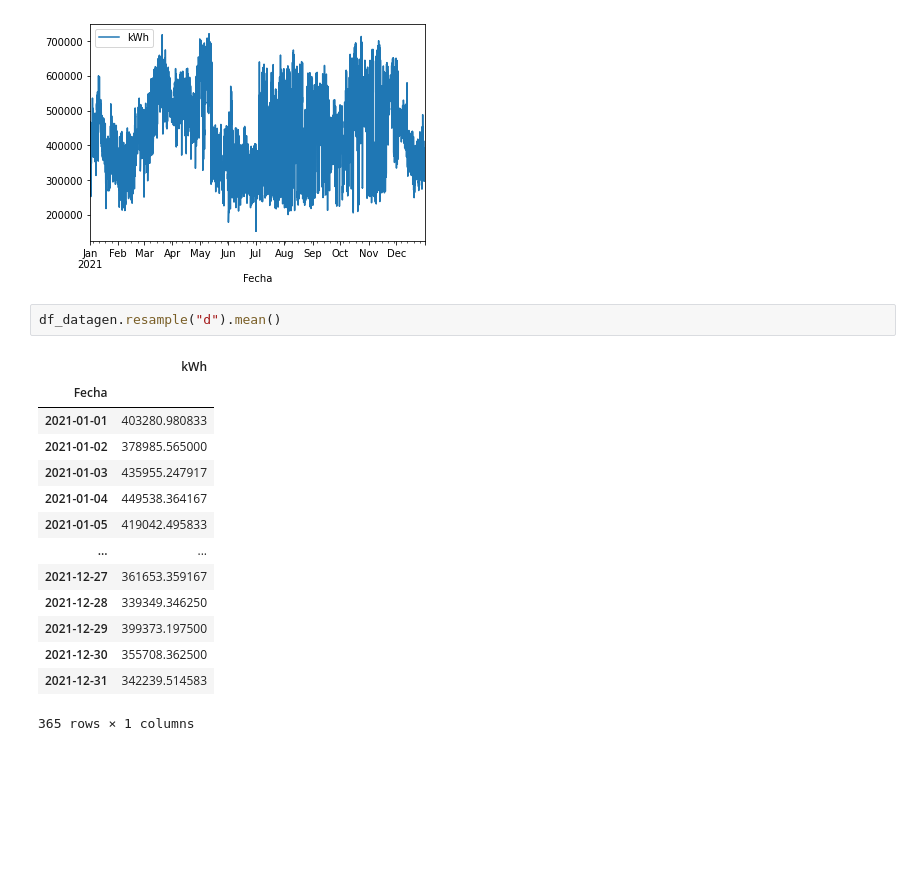
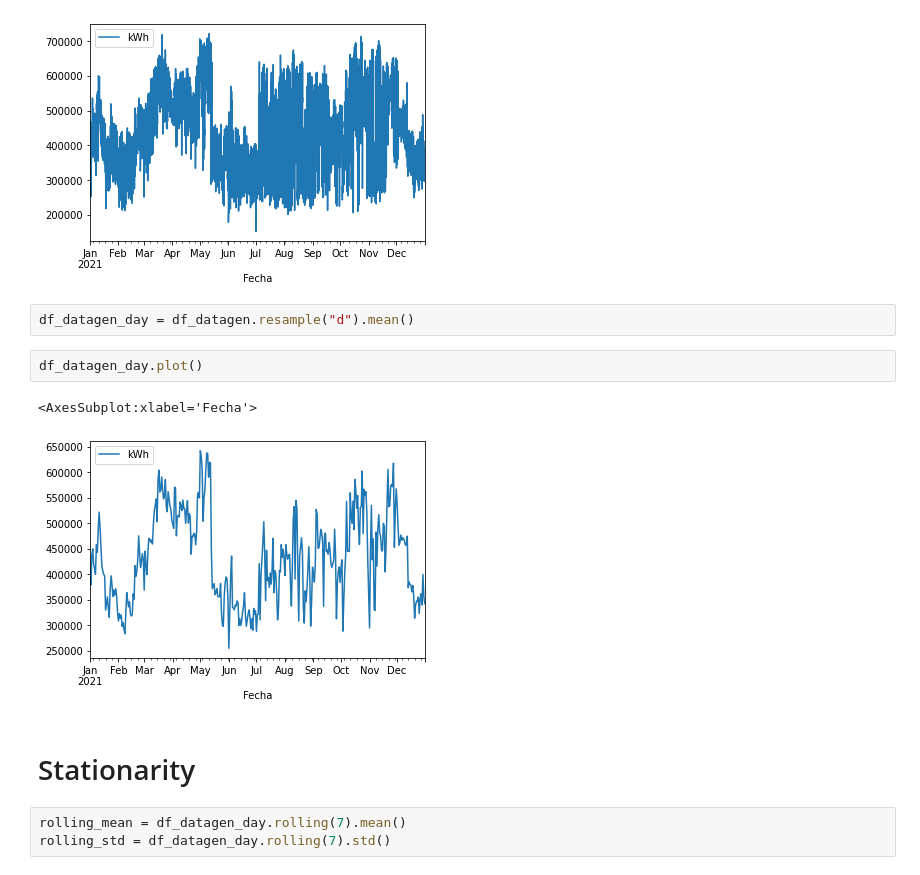
Before and after one commit to nensanc/cigrec2.5_spp_analytics, a Jupyter notebook: Time Series Analysis/main.ipynb, the cells around one changed output. Cells and saved outputs as stored; diff of their text form; blank space fills up the shorter version.

```diff
--- a/Time Series Analysis/main.ipynb
+++ b/Time Series Analysis/main.ipynb
@@ -34,19 +34,14 @@ df_datagen.plot()
 <AxesSubplot:xlabel='Fecha'>
 [figure]
 # %%
-df_datagen.resample("d").mean()
+df_datagen_day = df_datagen.resample("d").mean()
-# %% [output]
-|  | kWh |
-| Fecha |  |
-| 2021-01-01 | 403280.980833 |
-| 2021-01-02 | 378985.565000 |
-| 2021-01-03 | 435955.247917 |
-| 2021-01-04 | 449538.364167 |
-| 2021-01-05 | 419042.495833 |
-| ... | ... |
-| 2021-12-27 | 361653.359167 |
-| 2021-12-28 | 339349.346250 |
-| 2021-12-29 | 399373.197500 |
-| 2021-12-30 | 355708.362500 |
-| 2021-12-31 | 342239.514583 |
-365 rows × 1 columns
+# %%
+df_datagen_day.plot()
+# %% [output]
+<AxesSubplot:xlabel='Fecha'>
+[figure, added]
+# %% [markdown]
+# Stationarity
+# %%
+rolling_mean = df_datagen_day.rolling(7).mean()
+rolling_std = df_datagen_day.rolling(7).std()
```
Also changed, not shown: parts of 8 cells of this notebook.
